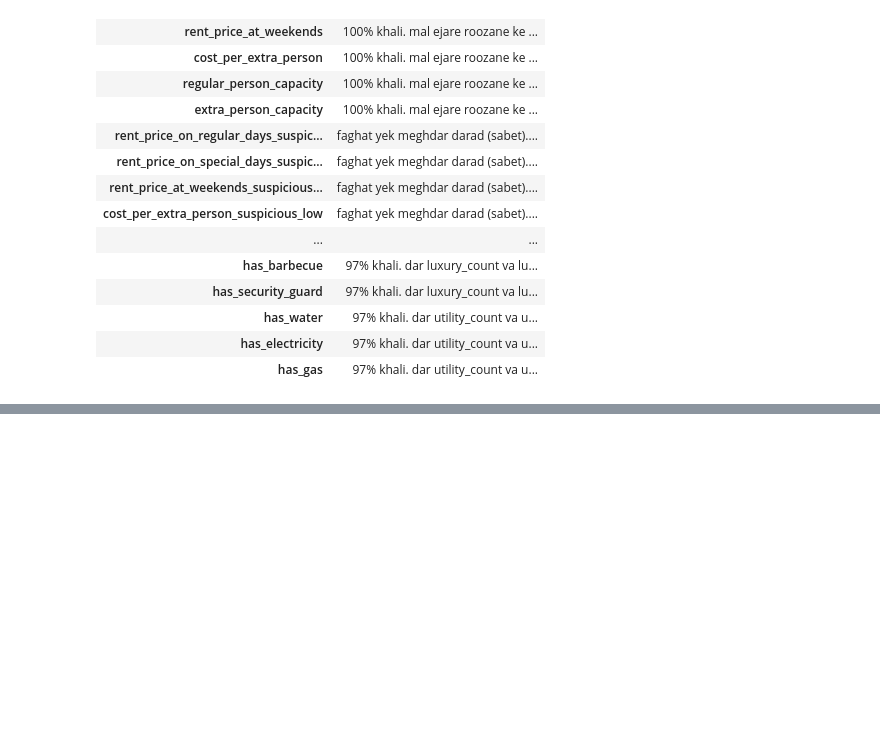
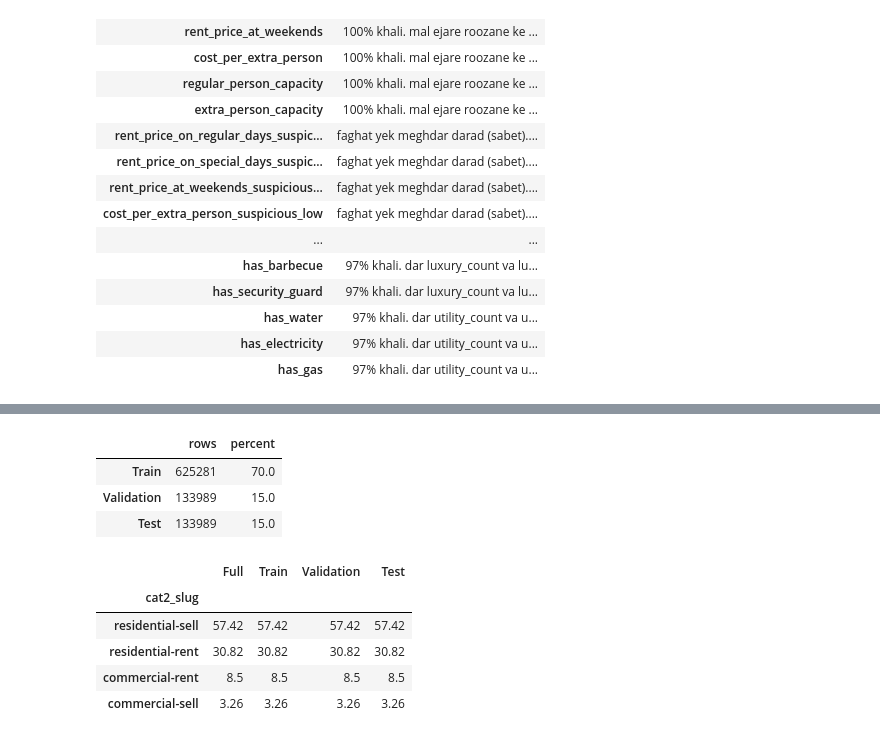
Before and after one commit to s3rasool/divar-real-estate-project, a Jupyter notebook: prediction/q2_ML_MAHAN.ipynb, the cells around one changed output, grey strips where cells are left out. Cells and saved outputs as stored; diff of their text form; code cells hidden in the pictures; blank space fills up the shorter version.

```diff
--- a/prediction/q2_ML_MAHAN.ipynb
+++ b/prediction/q2_ML_MAHAN.ipynb
@@ -1231,0 +1714,27 @@ tedad sotoon haye hazf shode: 30
+# %%
+# First split:
+# 70% Train
+# 30% Temporary (Validation + Test)
+
+X_train, X_temp, y_train, y_temp = train_test_split(
+    X_final,
+    y_final,
+    test_size=0.30,
+    random_state=42,
+    stratify=X_final["cat2_slug"]
+)
+
+# Second split:
+# Temporary 30% -> 15% Validation + 15% Test
+
+X_val, X_test, y_val, y_test = train_test_split(
+    X_temp,
+    y_temp,
+    test_size=0.50,
+    random_state=42,
+    stratify=X_temp["cat2_slug"]
+)
+
+print("Train:", X_train.shape, y_train.shape)
+print("Validation:", X_val.shape, y_val.shape)
+print("Test:", X_test.shape, y_test.shape)
@@ -1231,0 +1745,50 @@ tedad sotoon haye hazf shode: 30
+# %%
+total = len(X_final)
+
+split_summary = pd.DataFrame({
+    "rows": [
+        len(X_train),
+        len(X_val),
+        len(X_test)
+    ],
+    "percent": [
+        len(X_train) / total * 100,
+        len(X_val) / total * 100,
+        len(X_test) / total * 100
+    ]
+}, index=[
+    "Train",
+    "Validation",
+    "Test"
+])
+
+display(split_summary.round(2))
+# %% [output]
+|  | rows | percent |
+| Train | 625281 | 70.0 |
+| Validation | 133989 | 15.0 |
+| Test | 133989 | 15.0 |
+# %%
+def transaction_distribution(X):
+    return (
+        X["cat2_slug"]
+        .value_counts(normalize=True)
+        .mul(100)
+        .round(2)
+    )
+
+distribution_check = pd.DataFrame({
+    "Full": transaction_distribution(X_final),
+    "Train": transaction_distribution(X_train),
+    "Validation": transaction_distribution(X_val),
+    "Test": transaction_distribution(X_test)
+})
+
+display(distribution_check)
+# %% [output]
+|  | Full | Train | Validation | Test |
+| cat2_slug |  |  |  |  |
+| residential-sell | 57.42 | 57.42 | 57.42 | 57.42 |
+| residential-rent | 30.82 | 30.82 | 30.82 | 30.82 |
+| commercial-rent | 8.5 | 8.5 | 8.5 | 8.5 |
+| commercial-sell | 3.26 | 3.26 | 3.26 | 3.26 |
```
Also changed, not shown: parts of 32 cells of this notebook.
